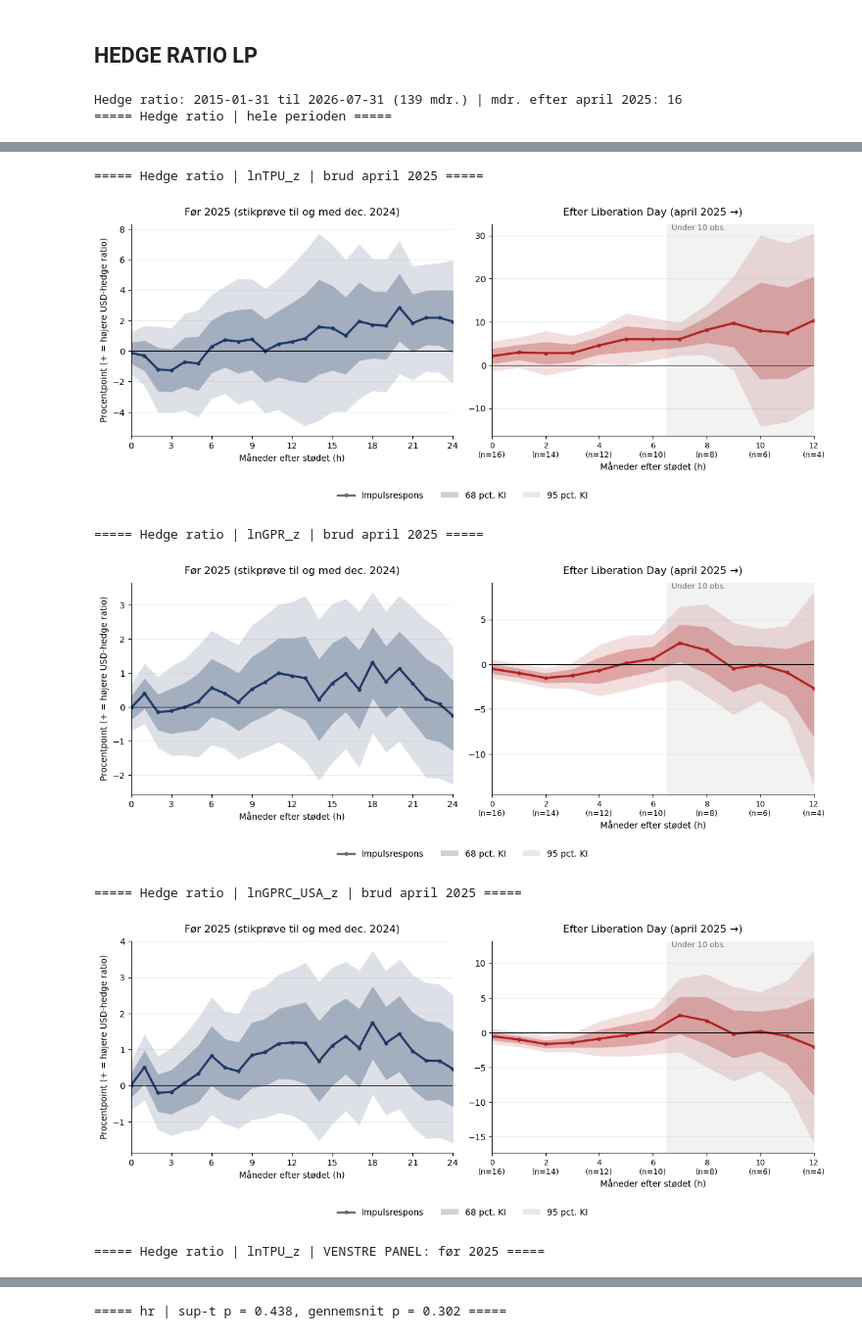
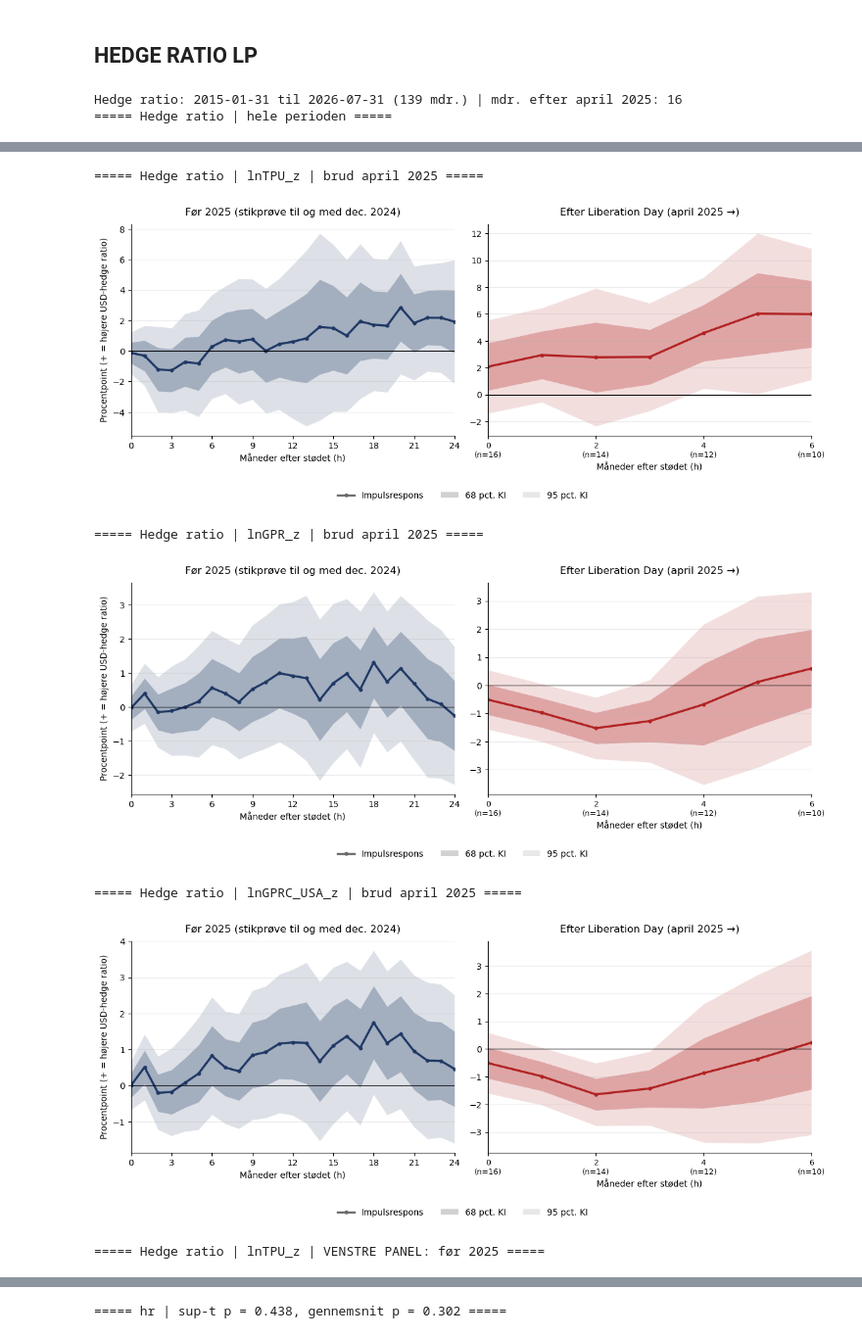
Before and after one commit to oliviarytter/Speciale, a Jupyter notebook: LP_CLEAN.ipynb, the cells around one changed output, grey strips where cells are left out. Shown at 98% size. Cells and saved outputs as stored; diff of their text form; code cells hidden in the pictures.

```diff
--- a/LP_CLEAN.ipynb
+++ b/LP_CLEAN.ipynb
@@ -761,7 +755,7 @@ for i, (navn, r) in enumerate(bs.items()):
                           f"$[{r.loc[h, 'lo95']:.2f};\\ {r.loc[h, 'hi95']:.2f}]$ \\\\")
     linjer.append(r"\addlinespace")
 
-tex = (r"""\begin{table}[htbp]
+tex = (r"""\begin{table}[H]
 \centering
 \caption{Bootstrap-baseret inferens}
 \label{tab:bootstrap}
@@ -825,19 +819,19 @@ Gemt: TABLES/bootstrap.tex
 # %%
 # %% 8b) Simultane (sup-t) bånd: TPU før 2025 og bruddet
 tpu_pre = bs["TPU (før 2025)"]
-brud    = lp_bootstrap_brud(master, "lnTPU_z", H=6)
+brud    = lp_bootstrap_brud(master, "lnTPU_z", H=H_POST)
 print(f"Før 2025:  sup-t kritisk værdi = {tpu_pre.attrs['q_sup']:.2f}")
 print(f"Bruddet:   sup-t kritisk værdi = {brud.attrs['q_sup']:.2f}, "
-      f"fælles test af intet brud (h=0–6): p = {brud.attrs['p_sup']:.3f}")
+      f"fælles test af intet brud (h=0–{H_POST}): p = {brud.attrs['p_sup']:.3f}")
 
 fig, (ax1, ax2) = plt.subplots(1, 2, figsize=(12, 4.8))
 for ax, r, kol, sekol, farve, titel, H_ in [
-        (ax1, tpu_pre, "coef",     "se",     BLAA, r"Før 2025: respons $\beta_h$",           24),
-        (ax2, brud,    "coef_int", "se_int", ROED, r"Forskel efter april 2025: $\phi_h$",     6)]:
+        (ax1, tpu_pre, "coef",     "se",     BLAA, r"Før 2025: respons $\beta_h$",       24),
+        (ax2, brud,    "coef_int", "se_int", ROED, r"Forskel efter april 2025: $\phi_h$", H_POST)]:
     tegn_panel(ax, r["h"], r[kol], r[sekol], farve, titel)
     ax.plot(r["h"], r["lo95_sup"], ls="--", color="black", lw=1.2)
     ax.plot(r["h"], r["hi95_sup"], ls="--", color="black", lw=1.2)
-    ax.set_xlim(0, H_); ax.set_xticks(range(0, H_ + 1, 3 if H_ > 6 else 1))
+    ax.set_xlim(0, H_); ax.set_xticks(range(0, H_ + 1, 3 if H_ > 8 else 1))
 ax1.set_ylabel("Pct. (+ = dollaren styrkes over for euroen)")
 
 handles = [Line2D([0], [0], color="dimgray", lw=2.5, marker="o", ms=3.5, label="Impulsrespons"),
@@ -855,7 +849,7 @@ Bruddet:   sup-t kritisk værdi = 5.87, fælles test af intet brud (h=0–6): p
 # %%
 # %% 8c) Newey-West vs. lag-augmenteret (HC3), jf. Jordà & Taylor (2025, figur 4)
 SPECS_SE = [("lnTPU_z", dict(H=24, slut="2024-12-31"), "coef",     "se",     r"Før 2025: $\beta_h$"),
-            ("lnTPU_z", dict(H=12, dummy="post_LD"),   "coef_int", "se_int", r"Forskel efter april 2025: $\phi_h$")]
+             ("lnTPU_z", dict(H=H_POST, dummy="post_LD"), "coef_int", "se_int", r"Forskel efter april 2025: $\phi_h$")]
 
 fig, akser = plt.subplots(1, 2, figsize=(12, 4.8))
 for ax, (s, kw, kol, sekol, titel) in zip(akser, SPECS_SE):
@@ -893,9 +887,3 @@ sup-t: kritisk værdi = 5.87, p = 0.321
 | 4 | 4 | -5.374 | 1.887 | 0.004 | 0.211 | 4.657 | 12 |
 | 5 | 5 | -4.836 | 2.770 | 0.081 | 0.399 | 4.665 | 11 |
 | 6 | 6 | -4.215 | 1.458 | 0.004 | 0.157 | 4.244 | 10 |
-# %%
-# %% 8d) Bootstrap af bruddet: EUR/USD, hedge ratio og afdækket beløb
-for yv in ["lnUSD", "hr", "ln_afd"]:
-    r = lp_bootstrap_brud(master, "lnTPU_z", y=yv, H=6)
-    print(f"\n===== {yv} | sup-t p = {r.attrs['p_sup']:.3f} =====")
-    display(r[["h", "coef_int", "p_int", "p_boot", "n_post"]].round(3))
@@ -980,11 +940,11 @@ for s, navn, kort in STOED:
     print(f"===== Hedge ratio | {s} | brud april 2025 =====")
     hr_res[(s, "2025")] = lp_figur_foer_efter(
         s, f"lp_hr_{kort}_foer_efter", y="hr", ylabel=YL_HR,
-        H_pre=H_HR, H_post=min(12, H_HR), n_lags=N_LAGS_HR)
+        H_pre=H_HR, H_post=H_POST_HR, n_lags=N_LAGS_HR)          # ÆNDRET: H_post=H_POST_HR
 
 
 # ---------- 3) Tabeller i notebooken (til jeres egen fortolkning) ----------
-for (s, brud), (pre, post) in hr_res.items():
+for (s, periode), (pre, post) in hr_res.items():                 # ÆNDRET: brud -> periode
     pre = pre.copy()
     pre["sig"] = pre["p"].apply(stjerner)
     print(f"\n===== Hedge ratio | {s} | VENSTRE PANEL: før 2025 =====")
@@ -1002,7 +962,7 @@ for (s, brud), (pre, post) in hr_res.items():
 NOTE_HR = (r"Koefficienter fra ligning \eqref{eq:lp_final} med USD-hedge ratioen som "
            r"afhængig variabel, målt i procentpoint (+ = højere afdækningsgrad). Øvrige "
            r"forhold som i note til tabel \ref{tab:lp_tpu}.")
-H_TAB_HR = tuple(h for h in (0, 1, 2, 3, 4, 6, 9, 12) if h <= H_HR)
+H_TAB_HR = HOR_POST_HR                                           # ÆNDRET: kun h med >= 10 obs. efter bruddet
 
 def lp_tabel_hr(s, titel, label, note):
     pre, post = (r.set_index("h") for r in hr_res[(s, "2025")])
@@ -1017,7 +977,7 @@ def lp_tabel_hr(s, titel, label, note):
         npost = int(post.loc[h, "n_post"]) if post is not None and h in post.index else "–"
         linjer.append(f"{h} & {c1[0]} & {c2[0]} & {c3[0]} & {c4[0]} & {npost} \\\\")
         linjer.append(f" & {c1[1]} & {c2[1]} & {c3[1]} & {c4[1]} & \\\\[2pt]")
-    tex = (r"""\begin{table}[htbp]
+    tex = (r"""\begin{table}[H]
 \centering
 \caption{""" + titel + r"""}
 \label{""" + label + r"""}
@@ -1035,37 +995,37 @@ $h$ & Hele perioden & Før 2025 & Efter april 2025 & Forskel & $n_{\text{post}}$
 \end{tablenotes}
 \end{threeparttable}
 \end{table}""")
     os.makedirs("TABLES", exist_ok=True)
     fil = f"TABLES/{label.replace('tab:', '')}.tex"
     with open(fil, "w", encoding="utf-8") as f:
         f.write(tex)
     print(f"Gemt: {fil}")
     return tex
 
 for i, (s, navn, kort) in enumerate(STOED):
     lp_tabel_hr(s, f"USD-hedge ratioens respons på et {navn}-stød", f"tab:lp_hr_{kort}",
                 note=NOTE_HR if i == 0 else r"Se note til tabel \ref{tab:lp_hr_tpu}.")
 
 
 # ---------- 5) Robusthed (inkl. hedge ratio-specifikke tjek) ----------
 HR_EKSTRA = {
     "Værdieffekt (samtidigt aktieafkast)": {"samtidige": ("vwretd",)},
     "+ dollarafkast (lagget)":             {"extra_controls": ("dlnUSD",)},
 }
 for s, ep in [("lnTPU_z", EPISODER_TPU_LP), ("lnGPR_z", EPISODER_GPR_LP),
               ("lnGPRC_USA_z", EPISODER_GPR_LP)]:
     koef, n = robusthed("hr", s, ep, H=H_HR, n_lags=N_LAGS_HR, ekstra_specs=HR_EKSTRA)
     print(f"\n===== Hedge ratio robusthed | {s} ====="); display(koef); display(n)
 # %% [output]
 Hedge ratio: 2015-01-31 til 2026-07-31 (139 mdr.) | mdr. efter april 2025: 16
 ===== Hedge ratio | hele perioden =====
 [figure]
 ===== Hedge ratio | lnTPU_z | brud april 2025 =====
-[figure, old version]
+[figure, new version]
 ===== Hedge ratio | lnGPR_z | brud april 2025 =====
-[figure, old version]
+[figure, new version]
 ===== Hedge ratio | lnGPRC_USA_z | brud april 2025 =====
-[figure, old version]
+[figure, new version]
 ===== Hedge ratio | lnTPU_z | VENSTRE PANEL: før 2025 =====
 |  | h | coef | se | p | sig | n |
 | 0 | 0 | -0.121 | 0.698 | 0.863 |  | 118 |
```
Also changed, not shown: parts of 10 cells of this notebook, 33 other files.
